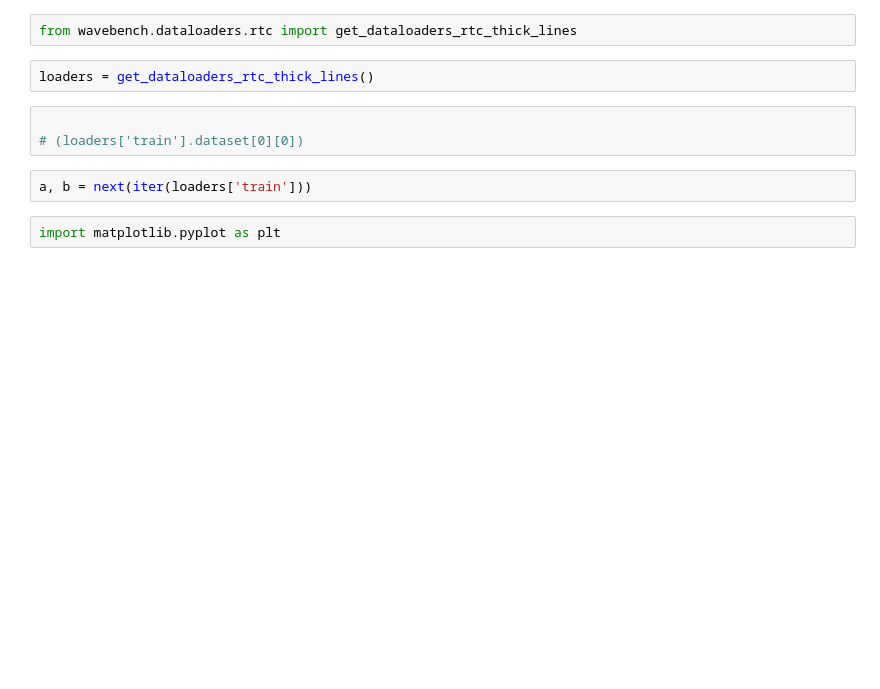
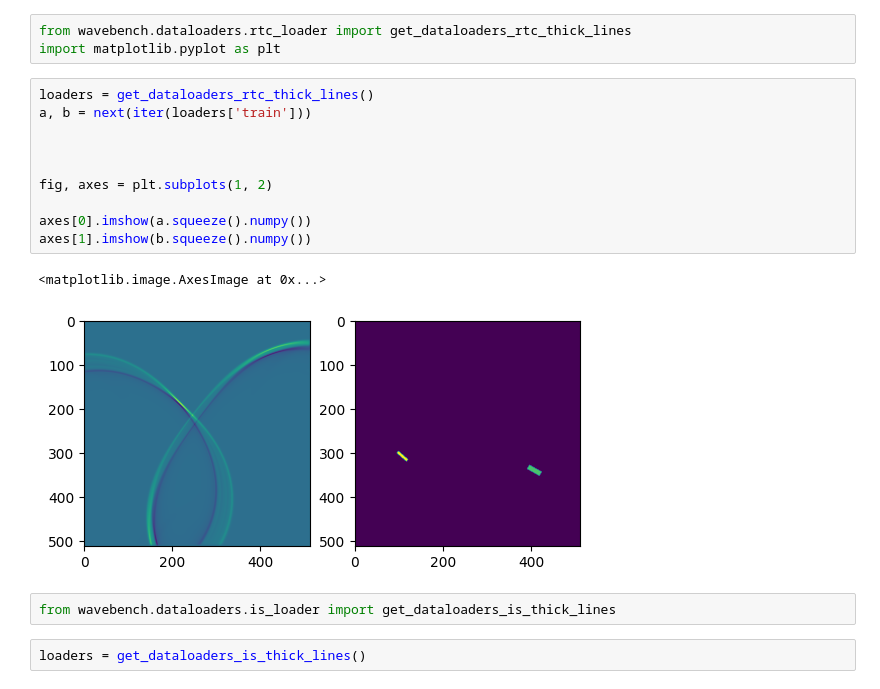
Before and after one commit to wavebench/wavebench, a Jupyter notebook: wavebench/dataloaders/demo-rtc.ipynb, the cells around one changed output. Cells and saved outputs as stored; diff of their text form; blank space fills up the shorter version.

Commit message:
add is loader

```diff
--- a/wavebench/dataloaders/demo-rtc.ipynb
+++ b/wavebench/dataloaders/demo-rtc.ipynb
@@ -1,12 +1,21 @@
+# %%
+from wavebench.dataloaders.rtc_loader import get_dataloaders_rtc_thick_lines
+import matplotlib.pyplot as plt
+# %%
+loaders = get_dataloaders_rtc_thick_lines()
+a, b = next(iter(loaders['train']))
+
+
+
+fig, axes = plt.subplots(1, 2)
+
+axes[0].imshow(a.squeeze().numpy())
+axes[1].imshow(b.squeeze().numpy())
+# %% [output]
+<matplotlib.image.AxesImage at 0x...>
+[figure, added]
 # %%
-from wavebench.dataloaders.rtc import get_dataloaders_rtc_thick_lines
+from wavebench.dataloaders.is_loader import get_dataloaders_is_thick_lines
 # %%
-loaders = get_dataloaders_rtc_thick_lines()
+loaders = get_dataloaders_is_thick_lines()
-# %%
-
-# (loaders['train'].dataset[0][0])
-# %%
-a, b = next(iter(loaders['train']))
-# %%
-import matplotlib.pyplot as plt
 # %%
```
Also changed, not shown: parts of 2 cells of this notebook, 5 other files.
